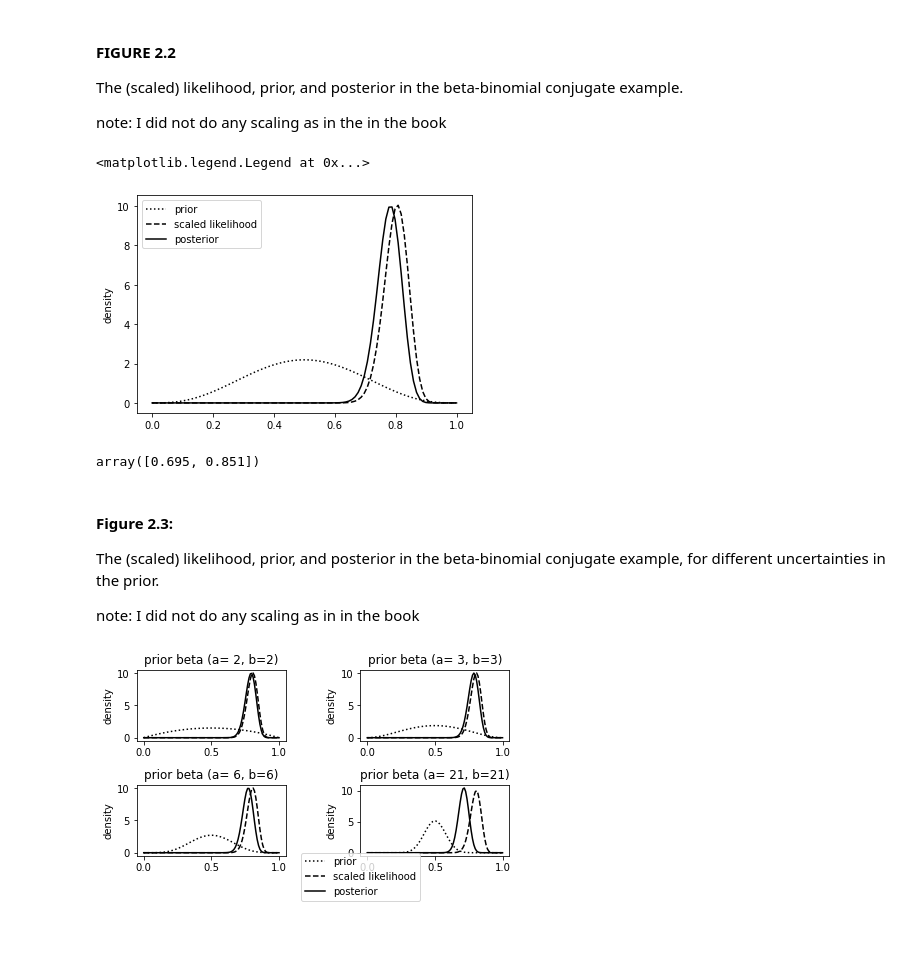
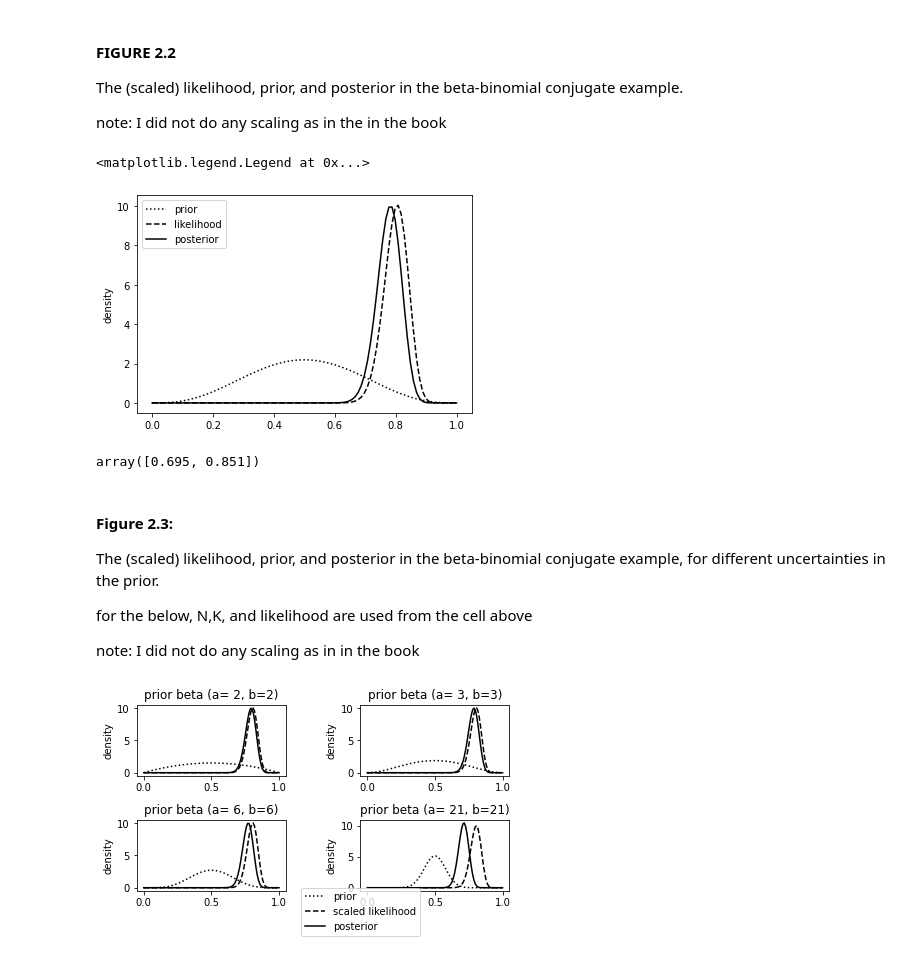
Before and after one commit to jozsarato/bayescogdat, a Jupyter notebook: Chapter 2.ipynb, the cells around one changed output. Cells and saved outputs as stored; diff of their text form; code cells hidden in the pictures.

Commit message:
beta pdf update
use N and K  for binomial observations, as in the book

```diff
--- a/Chapter 2.ipynb
+++ b/Chapter 2.ipynb
@@ -81,21 +81,22 @@ The (scaled) likelihood, prior, and posterior in the beta-binomial conjugate exa
 note: I did not do any scaling as in the in the book
 # %%
 priorcounts=np.array([4,4])
-observedc=np.array([80,20])
-posteriorc=priorcounts+observedcounts
+N=100
+K=80
+
 prior=stats.beta.pdf(x,a=priorcounts[0],b=priorcounts[1])
-likelihood=stats.beta.pdf(x,a=observedc[0],b=observedc[1])
-posterior=stats.beta.pdf(x,a=posteriorc[0],b=posteriorc[1])
+likelihood=stats.beta.pdf(x,a=K,b=N-K)
+posterior=stats.beta.pdf(x,a=priorcounts[0]+K,b=priorcounts[0]+(N-K))
 
 fig,ax=plt.subplots()
 ax.plot(x,prior,'k',label='prior',linestyle='dotted')
-ax.plot(x,likelihood,'k',label='scaled likelihood',linestyle='--')
+ax.plot(x,likelihood,'k',label='likelihood',linestyle='--')
 ax.plot(x,posterior,'k',label='posterior')
 ax.set_ylabel('density')
 ax.legend()
 # %% [output]
 <matplotlib.legend.Legend at 0x...>
-[figure, old version]
+[figure, new version]
 # %%
 
 stats.beta.ppf([0.025, 0.975],a= 84, b = 24)
@@ -105,6 +106,7 @@ array([0.695, 0.851])
 #### Figure 2.3:
 The (scaled) likelihood, prior, and posterior in the beta-binomial conjugate example, for different uncertainties in the prior.
 
+for the below, N,K, and likelihood are used from the cell above
 
 note: I did not do any scaling as in in the book
 # %%
```
Also changed, not shown: parts of 1 cell of this notebook.
